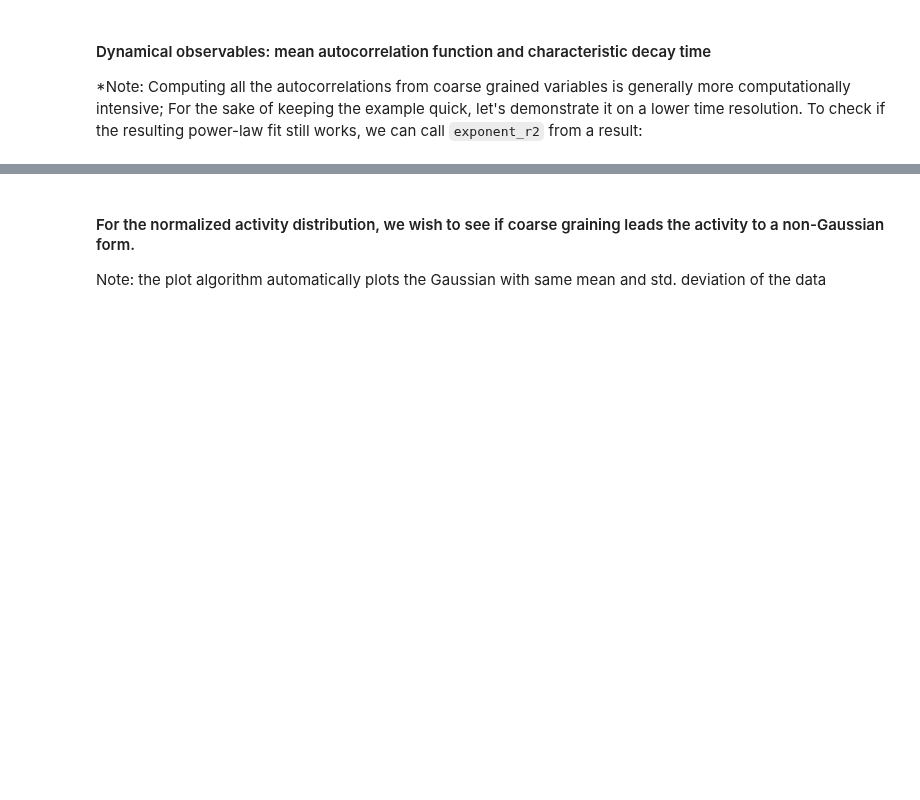
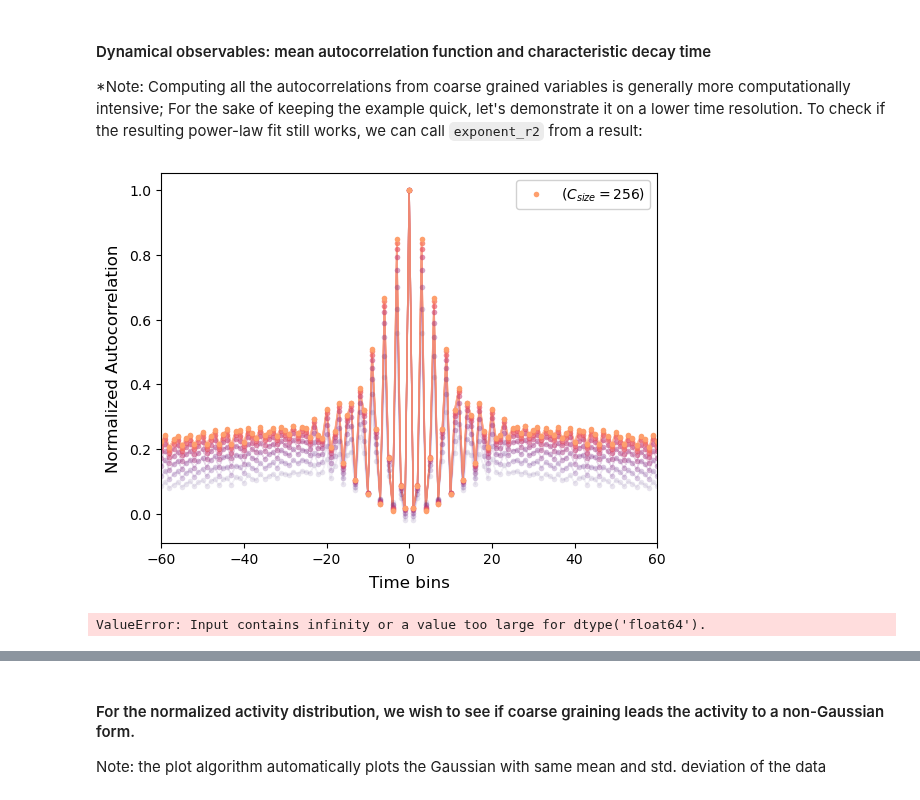
Before and after one commit to Damiaom/prg_toolbox, a Jupyter notebook: example_notebooks/but_what_does_PRG_do.ipynb, the cells around one changed output, grey strips where cells are left out. Saved outputs shown, nothing was run; the diff lists cells and outputs as text; code cells hidden in the pictures; blank space fills up the shorter version.

```diff
--- a/example_notebooks/but_what_does_PRG_do.ipynb
+++ b/example_notebooks/but_what_does_PRG_do.ipynb
@@ -23,7 +23,7 @@ data_timestamps = prg.tools._load_timestamps(file_path, format=data_format)
 timestamps = prg.tools._pick_random_sample_from_timestamps(data_timestamps, sample_size=4096)
 
 # Working with binary variables is the standard approach in PRG
-binary_array = prg.tools.binarize_data(timestamps, data_format=data_format)
+binary_array = prg.tools.binarize_data(timestamps, data_format=data_format, binsize_ms = 2)
 
 # Let's have a look at how the binary array looks like
 rows_to_plot = 100
@@ -144,6 +144,27 @@ prg.plot.plot_covariance_spectrum(spec)
 
 *Note: Computing all the autocorrelations from coarse grained variables is generally more computationally intensive;
 For the sake of keeping the example quick, let's demonstrate it on a lower time resolution. To check if the resulting power-law fit still works, we can call `exponent_r2` from a result:
+# %%
+# # # Slicing just a small portion of the data
+# binary_array_for_acf = prg.tools.binarize_data(timestamps, data_format=data_format, binsize_ms=20)
+# CG_variables_for_acf = prg.CGVariables(binary_array_for_acf, rg_steps=6)
+# # -------------------------------------------
+
+acf = prg.autocorrelation_function(CG_variables)
+fig = plt.figure()
+prg.plot.plot_autocorrelation_function(acf)
+plt.xlim([-60,60])
+plt.show()
+
+decaytime = prg.decay_time(CG_variables)
+fig = plt.figure()
+prg.plot.plot_decay_time(decaytime)
+
+plt.text(1,7,f'r2= {decaytime.exponent_r2:.2f}')
+print(f'Goodness of fit for exponent z was {decaytime.exponent_r2:.2f}')
+# %% [output]
+[figure, added]
+ValueError: Input contains infinity or a value too large for dtype('float64').
 # %%
 # # Slicing just a small portion of the data
 binary_array_for_acf = prg.tools.binarize_data(timestamps, data_format=data_format, binsize_ms=20)
```
Also changed, not shown: parts of 2 cells of this notebook, 3 other files.
